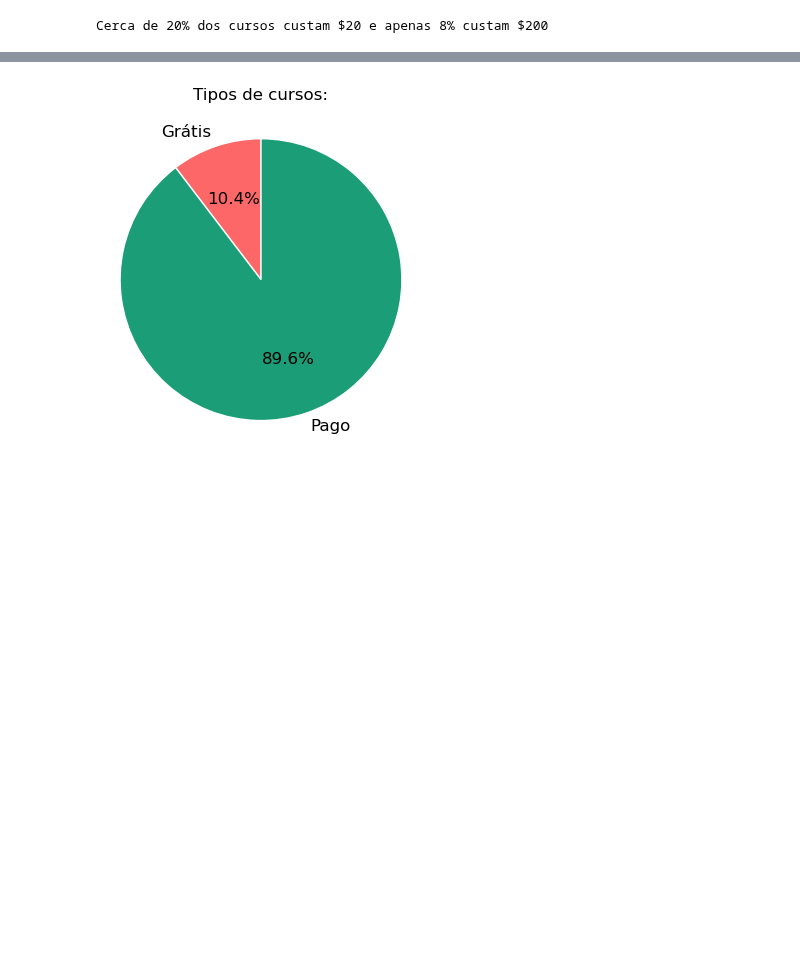
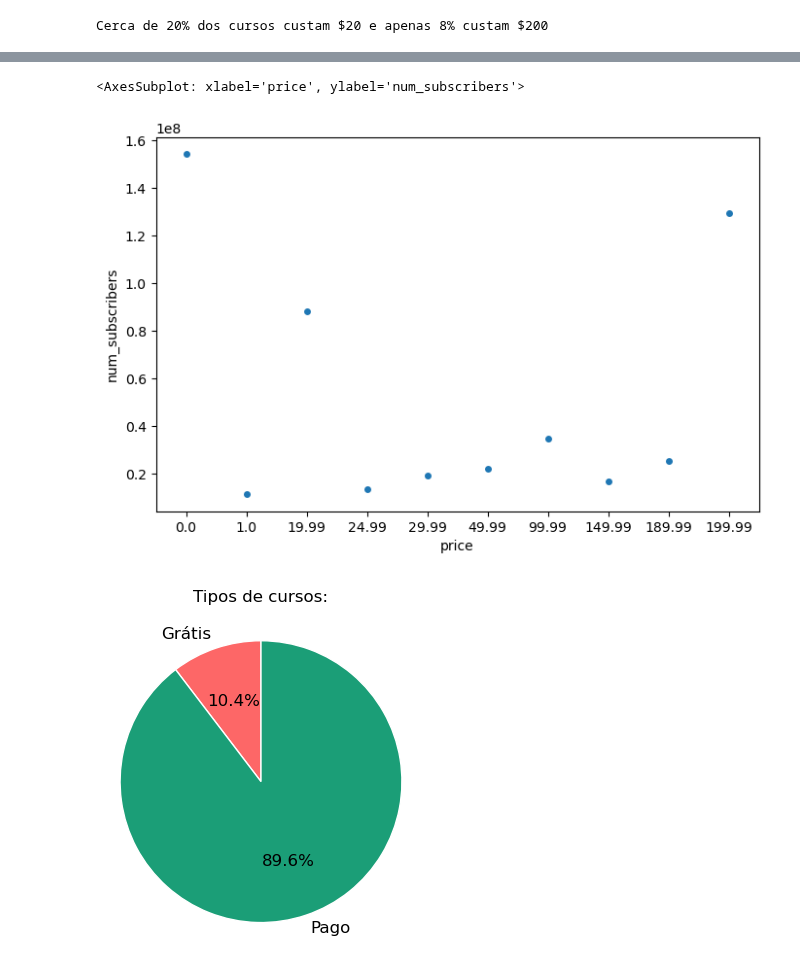
Before and after one commit to ismailymendes/mooc_udemy_coursera, a Jupyter notebook: mooc_udemy.ipynb, the cells around one changed output, grey strips where cells are left out. Saved outputs shown, nothing was run; the diff lists cells and outputs as text; code cells hidden in the pictures; blank space fills up the shorter version.

```diff
--- a/mooc_udemy.ipynb
+++ b/mooc_udemy.ipynb
@@ -232,0 +250,7 @@ Cerca de 20% dos cursos custam $20 e apenas 8% custam $200
+# %%
+bbb = udemy_cursos.loc[udemy_cursos['price'] < 200]
+# Top 10 idiomas por curso
+bbb = (bbb.groupby(by='price', as_index=False)['num_subscribers']
+        .sum()
+        .sort_values(by='num_subscribers',ascending=False))
+bbb
@@ -233,3 +271,10 @@ Cerca de 20% dos cursos custam $20 e apenas 8% custam $200
+# %%
+# Box plot showing the distribution of price across category
+plt.figure(figsize=(8,5), dpi=100)
+sns.stripplot(data=bbb[:10], x='price', y='num_subscribers')
+# %% [output]
+<AxesSubplot: xlabel='price', ylabel='num_subscribers'>
+[figure, added]
 # %%
 # Função para gerar moeda no padrão brasileiro
 # locale.setlocale(locale.LC_ALL, 'pt_BR.UTF-8') 'en_us'
```
Also changed, not shown: parts of 3 cells of this notebook.
